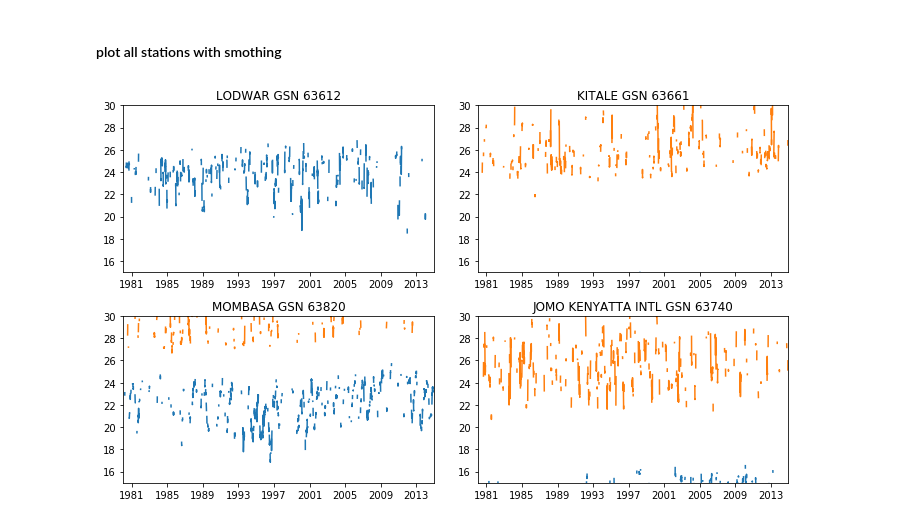
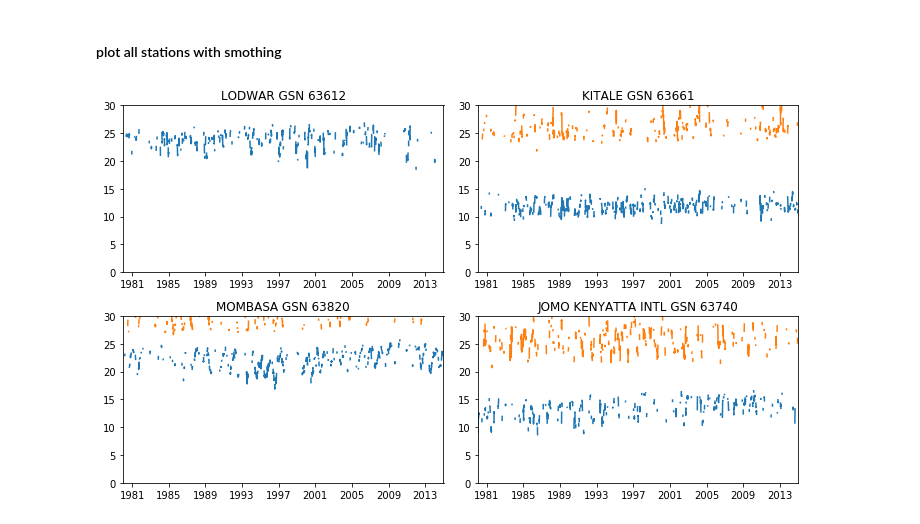
Before and after one commit to 4bic/learn_code, a Jupyter notebook: python:Data Analysis/weather data and numpy.ipynb, the cells around one changed output. Drawn from its saved outputs; the diff is of its cells as text; code cells hidden in the pictures.

```diff
--- a/python:Data Analysis/weather data and numpy.ipynb
+++ b/python:Data Analysis/weather data and numpy.ipynb
@@ -212,15 +212,15 @@ plot_smothed(lodwar_tmin[10000:12000], 30)
 # %%
 plt.figure(figsize=(10,6))
 
 for i,code in enumerate(datastations):
     plt.subplot(2,2,i+1)
 
     plot_smothed(getobs('{}.dly'.format(code),'TMIN'))#, 10)
     plot_smothed(getobs('{}.dly'.format(code),'TMAX'))#, 10)
 
     plt.title(stations[code])
-    plt.axis(xmin=np.datetime64('1980'),xmax=np.datetime64('2015'),ymin=15,ymax=30)
+    plt.axis(xmin=np.datetime64('1980'),xmax=np.datetime64('2015'),ymin=0,ymax=30)
 
 plt.tight_layout()
 # %% [output]
-[figure, old version]
+[figure, new version]
```
Also changed, not shown: 12 other files.
